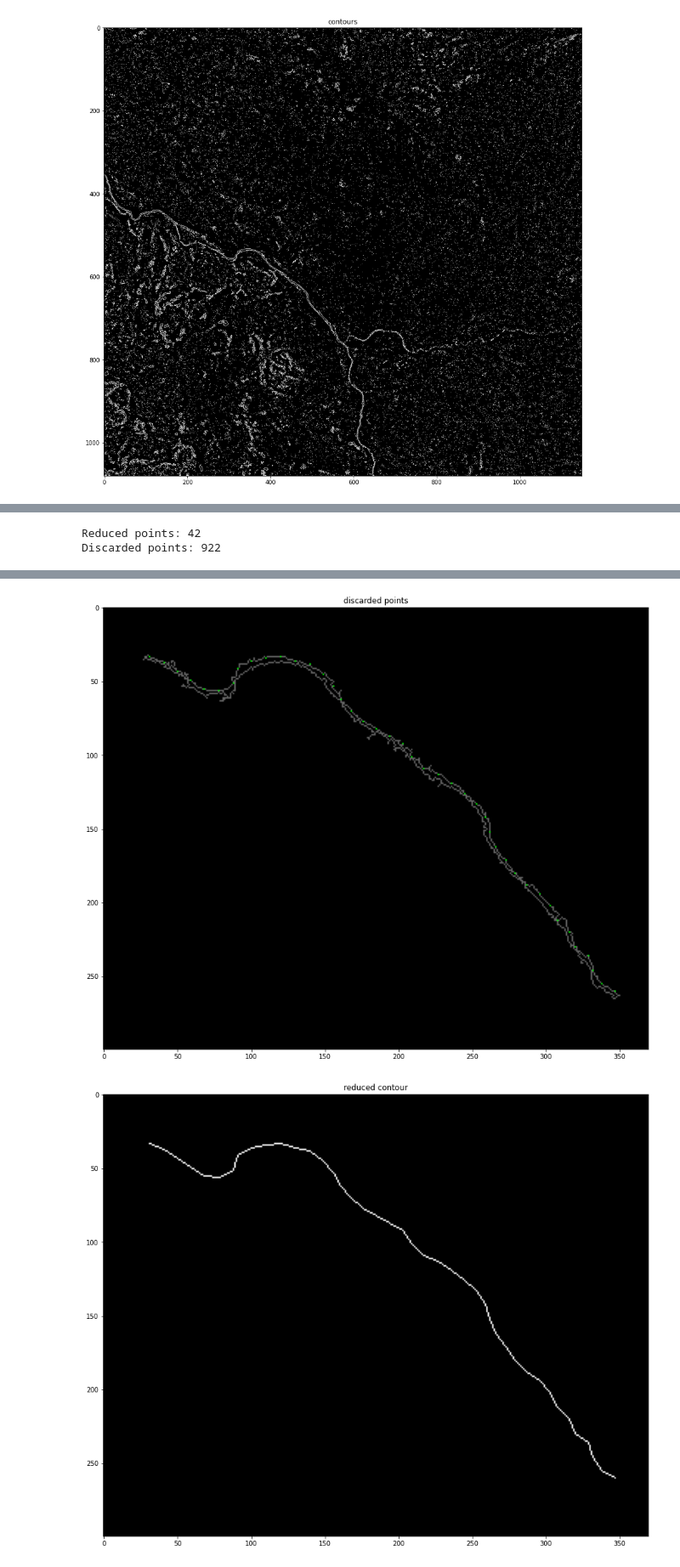
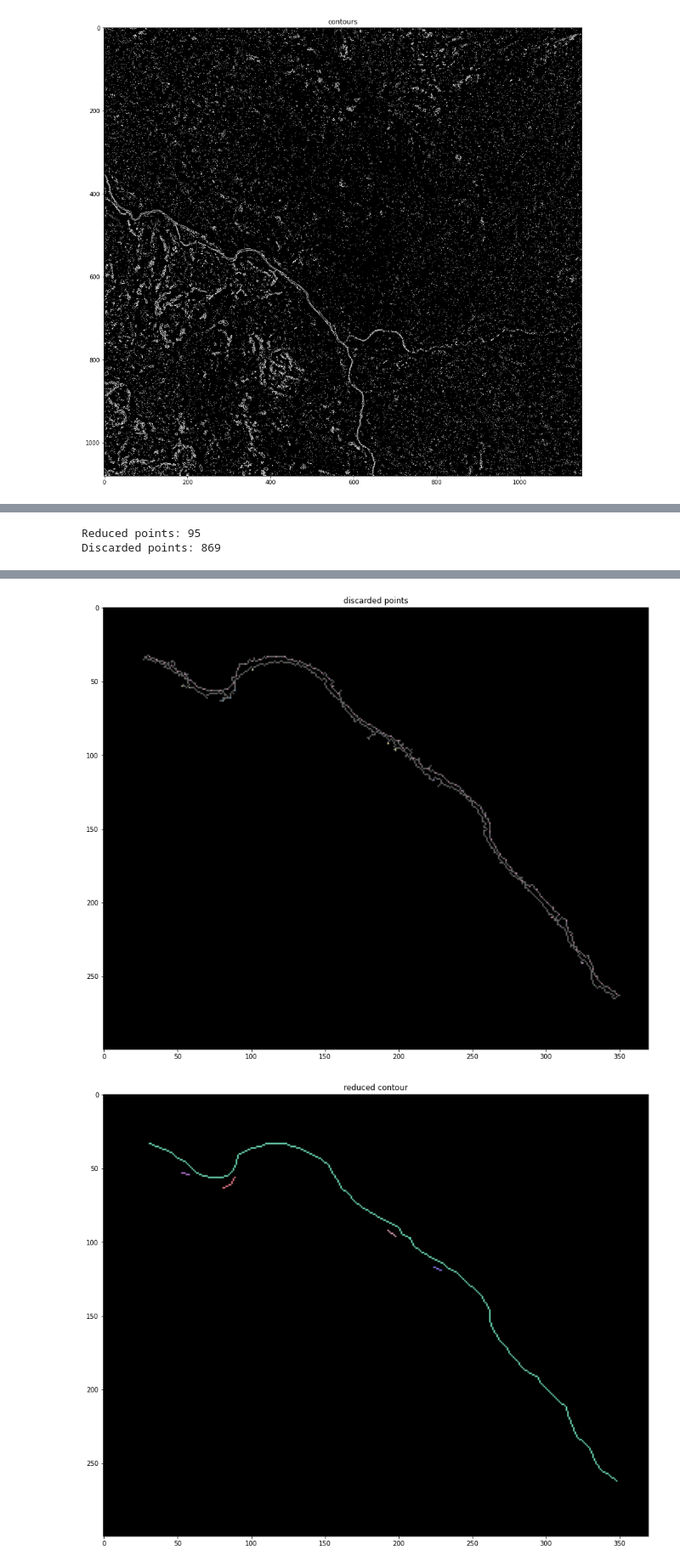
Before and after one commit to CHIP-AstroPi/src, a Jupyter notebook: rivers/rivers_detection.ipynb, the cells around one changed output, grey strips where cells are left out. Shown at 85% size. Cells and saved outputs as stored; diff of their text form; code cells hidden in the pictures.

Commit message:
split borders when two points are too distant

```diff
--- a/rivers/rivers_detection.ipynb
+++ b/rivers/rivers_detection.ipynb
@@ -79,7 +79,21 @@ from math import sqrt
 def hyp(x1, y1, x2, y2):
     return sqrt((x1 - x2) ** 2 + (y1 - y2) ** 2)
 
-def clean_first(to_clean, r=10):
+def split_if_too_distant(to_split, r, scale=1.5):
+    splitted = []
+    current = []
+    for p1, p2 in (zip(to_split[:-1], to_split[1:])):
+        current.append(p1)
+        if hyp(*tuple(p1[0]), *tuple(p2[0])) > r * scale:
+            splitted.append(current[:])
+            current = []
+
+    current.append(to_split[-1])
+    splitted.append(current)
+
+    return splitted
+
+def clean_first(to_clean, r):
     filtered = []
     discarded = []
 
@@ -94,7 +108,7 @@ def clean_first(to_clean, r=10):
 
     return x, y, filtered, discarded
 
-def reduce_contour(to_filter, r=10):
+def reduce_contour(to_filter, r):
     filtered = []
     discarded = []
 
@@ -103,34 +117,40 @@ def reduce_contour(to_filter, r=10):
         filtered.append([[x, y]])
         discarded += disc
 
-    return filtered, discarded
+    return split_if_too_distant(filtered, r), discarded
 
 
 longest = max(conts, key=len)
-reduced, discarded = reduce_contour(longest.tolist(), r = 10)
+splitted, discarded = reduce_contour(longest.tolist(), 5)
 
-print(f'Reduced points: {len(reduced)}')
+print(f'Reduced points: {sum(map(len, splitted))}')
 print(f'Discarded points: {len(discarded)}')
-
 
 # --------------------------
 # ---- images rendering ----
 # --------------------------
 
 exc = np.zeros(img.shape, np.uint8)
-excb = np.zeros(img.shape, np.uint8)
+excc = np.zeros(img.shape, np.uint8)
 
-for point in reduced:
-    cv.line(exc, tuple(point[0]), tuple(point[0]), (0, 255, 0), 1)
+for cont in splitted:
+    color = (randint(100, 255), randint(100, 255), randint(100, 255))
+    for point in cont:
+        cv.line(exc, tuple(point[0]), tuple(point[0]), color, 1)
 imshow(cv.cvtColor(exc, cv.COLOR_BGR2RGB)[500:800, 230:600], 'reduced points')
 
 for point in discarded:
     cv.line(exc, tuple(point[0]), tuple(point[0]), (100, 100, 100), 1)
 imshow(cv.cvtColor(exc, cv.COLOR_BGR2RGB)[500:800, 230:600], 'discarded points')
 
-for p1, p2 in (zip(reduced[:-1], reduced[1:])):
-    cv.line(excb, tuple(p1[0]), tuple(p2[0]), (255, 255, 255), 1)
-imshow(cv.cvtColor(excb, cv.COLOR_BGR2RGB)[500:800, 230:600], 'reduced contour')
+def draw_contour(img, cont, color=(255, 255, 255)):
+    for p1, p2 in (zip(cont[:-1], cont[1:])):
+        cv.line(img, tuple(p1[0]), tuple(p2[0]), color, 1)
+
+for cont in splitted:
+    color = (randint(100, 255), randint(100, 255), randint(100, 255))
+    draw_contour(excc, cont, color)
+imshow(cv.cvtColor(excc, cv.COLOR_BGR2RGB)[500:800, 230:600], 'reduced contour')
 # %% [output]
-Reduced points: 42
-Discarded points: 922
+Reduced points: 95
+Discarded points: 869
@@ -138,2 +158,2 @@ Discarded points: 922
-[figure, old version]
+[figure, new version]
-[figure, old version]
+[figure, new version]
```
Also changed, not shown: parts of 4 cells of this notebook.
